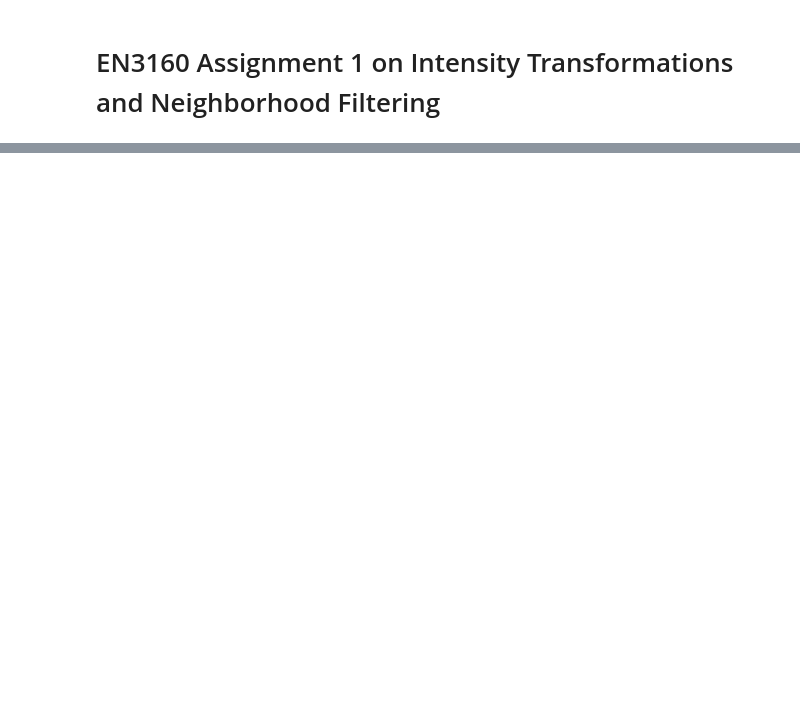
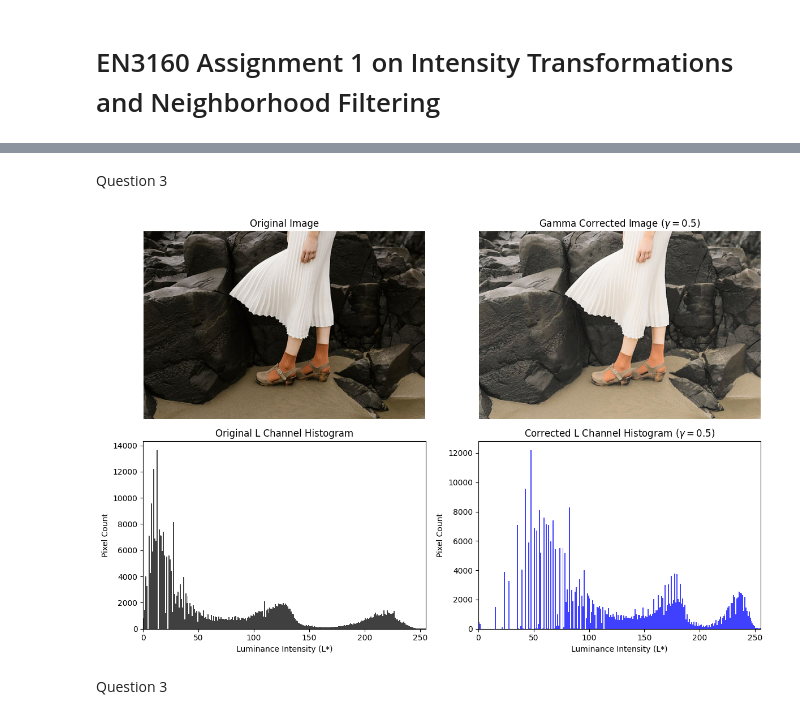
Before and after one commit to maneth-b03p/Image_Processing_and_Machine_Vision_Activities, a Jupyter notebook: Notebooks/230476T_a01.ipynb, the cells around one changed output, grey strips where cells are left out. Drawn from its saved outputs; the diff is of its cells as text; code cells hidden in the pictures; blank space fills up the shorter version.

```diff
--- a/Notebooks/230476T_a01.ipynb
+++ b/Notebooks/230476T_a01.ipynb
@@ -124,0 +129,60 @@ plt.show()
+# %% [markdown]
+Question 3
+# %%
+def apply_gamma_lab(image_path, gamma=0.5):
+    bgr_img = cv2.imread(image_path)
+    if bgr_img is None:
+        raise FileNotFoundError(f"Image not found at path: {image_path}")
+
+    rgb_orig = cv2.cvtColor(bgr_img, cv2.COLOR_BGR2RGB)
+    lab_img = cv2.cvtColor(bgr_img, cv2.COLOR_BGR2LAB)
+
+    L, a, b = cv2.split(lab_img)
+
+    L_normalized = L / 255.0
+    L_gamma = np.uint8(np.clip(np.power(L_normalized, gamma) * 255.0, 0, 255))
+
+    lab_corrected = cv2.merge([L_gamma, a, b])
+
+    bgr_corrected = cv2.cvtColor(lab_corrected, cv2.COLOR_LAB2BGR)
+    rgb_corrected = cv2.cvtColor(bgr_corrected, cv2.COLOR_BGR2RGB)
+
+    return rgb_orig, rgb_corrected, gamma
+
+gamma_val = 0.5
+orig_img, corrected_img, gamma = apply_gamma_lab('../images/images/q3.jpeg', gamma=gamma_val)
+
+lab_orig_L = cv2.cvtColor(cv2.cvtColor(orig_img, cv2.COLOR_RGB2BGR), cv2.COLOR_BGR2LAB)[:, :, 0]
+lab_corr_L = cv2.cvtColor(cv2.cvtColor(corrected_img, cv2.COLOR_RGB2BGR), cv2.COLOR_BGR2LAB)[:, :, 0]
+
+
+fig, axes = plt.subplots(2, 2, figsize=(12, 8))
+
+axes[0, 0].imshow(orig_img)
+axes[0, 0].set_title("Original Image")
+axes[0, 0].axis('off')
+
+axes[0, 1].imshow(corrected_img)
+axes[0, 1].set_title(f"Gamma Corrected Image ($\gamma = {gamma}$)")
+axes[0, 1].axis('off')
+
+axes[1, 0].hist(lab_orig_L.ravel(), bins=256, range=[0, 256], color='black', alpha=0.75)
+axes[1, 0].set_title("Original L Channel Histogram")
+axes[1, 0].set_xlabel("Luminance Intensity (L*)")
+axes[1, 0].set_ylabel("Pixel Count")
+axes[1, 0].set_xlim([0, 255])
+
+
+axes[1, 1].hist(lab_corr_L.ravel(), bins=256, range=[0, 256], color='blue', alpha=0.75)
+axes[1, 1].set_title(f"Corrected L Channel Histogram ($\gamma = {gamma}$)")
+axes[1, 1].set_xlabel("Luminance Intensity (L*)")
+axes[1, 1].set_ylabel("Pixel Count")
+axes[1, 1].set_xlim([0, 255])
+
+
+plt.tight_layout()
+plt.show()
+# %% [output]
+[figure, added]
+# %% [markdown]
+Question 3
```
Also changed, not shown: parts of 5 cells of this notebook, 2 other files.
